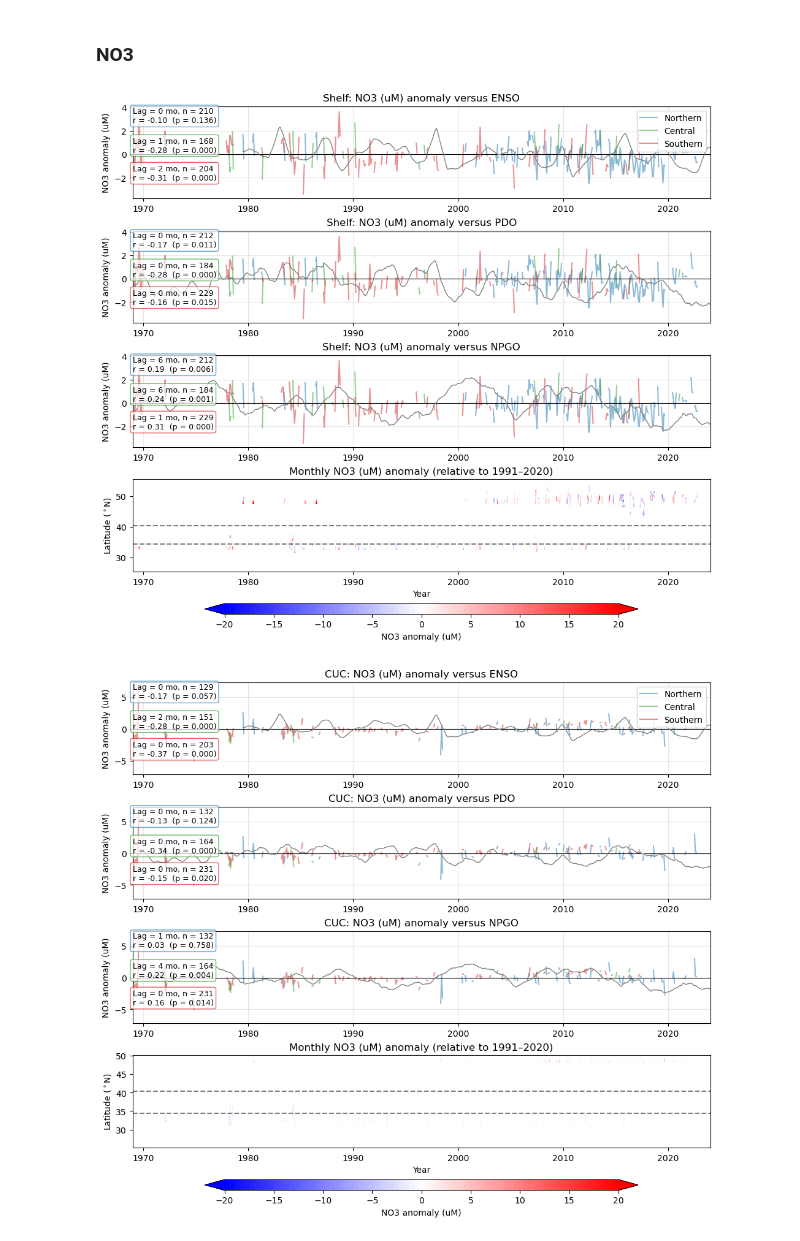
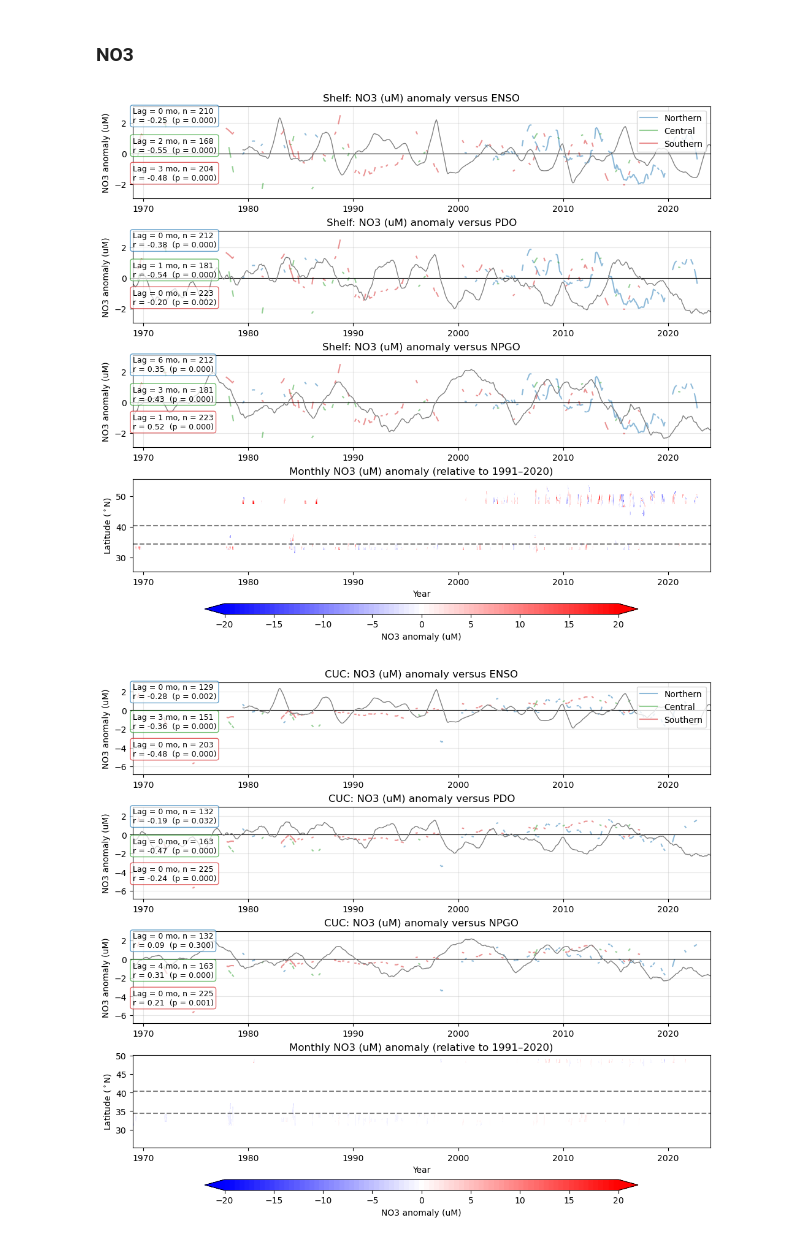
Before and after one commit to UBC-MOAD/analysis-becca, a Jupyter notebook: Synthesis/NaturalVariability_smooth.ipynb, the cells around one changed output. Drawn from its saved outputs; the diff is of its cells as text; code cells hidden in the pictures.

```diff
--- a/Synthesis/NaturalVariability_smooth.ipynb
+++ b/Synthesis/NaturalVariability_smooth.ipynb
@@ -420,14 +437,19 @@ for variable_str in vars:
         obs_used, start_yr, end_yr, dist_edges,
         variable_str, base_period=base_period, min_samples_per_cell=3
     )
+    time = decimal_year_monthstart_to_datetime(t_month)
+
     regions = ['Southern','Central','Northern']
     for i in range(len(regions)):
         print(regions[i])
-        best = _find_best_lag(anom_array[i], t_month, enso, max_lag_months=6)
+        if np.sum(~np.isnan(anom_array[i])) <10:
+            print('---------')
+            continue
+        best = _find_best_lag(add_running_mean_12m(anom_array[i],time), t_month, enso, max_lag_months=6)
         print(f"& {best['r']:.2f} & {best['pvalue']:.3f} & {best['best_lag_months']} & {best['n']}")
-        best = _find_best_lag(anom_array[i], t_month, pdo, max_lag_months=6)
+        best = _find_best_lag(add_running_mean_12m(anom_array[i],time), t_month, pdo, max_lag_months=6)
         print(f"& {best['r']:.2f} & {best['pvalue']:.3f} & {best['best_lag_months']} & {best['n']}")
-        best = _find_best_lag(anom_array[i], t_month, npgo, max_lag_months=6)
+        best = _find_best_lag(add_running_mean_12m(anom_array[i],time), t_month, npgo, max_lag_months=6)
         print(f"& {best['r']:.2f} & {best['pvalue']:.3f} & {best['best_lag_months']} & {best['n']}")
         print("\n")
 # %% [output]
@@ -786,6 +823,15 @@ plt.savefig('/ocean/rbeutel/MOAD/analysis-becca/Synthesis/output/npgo.png', bbox
 # %% [markdown]
 ## Latitude Anomaly Plots
 ### Temperature
+# %%
+def decimal_year_monthstart_to_datetime(t_month):
+    # get t_month into a date format that the filtering can handle
+    t = np.asarray(t_month, float)
+    years = np.floor(t).astype(int)
+    months = (np.round((t - years) * 12).astype(int) + 1).clip(1, 12)
+    return pd.to_datetime(
+        {"year": years, "month": months, "day": np.ones_like(years)}
+    )
 # %%
 obs_used = obs_shelf.copy()
 variable_str = 'temperature (degC)'
@@ -1524,6 +1579,7 @@ anom_array, t_month = contour_prep_dist_monthly(
     obs_used, start_yr, end_yr, dist_edges1,
     variable_str, base_period=base_period, min_samples_per_cell=3
 )
+time = decimal_year_monthstart_to_datetime(t_month)
 
 # ---------- plot ----------
 fig, ax = plt.subplots(4, 1, figsize=(10, 9), constrained_layout=True)
@@ -1532,9 +1588,9 @@ fig, ax = plt.subplots(4, 1, figsize=(10, 9), constrained_layout=True)
 # mean_anom = np.nanmean(anom_array, axis=0) # taking the mean of the depth binned anomaly (reduces depth sampling bias where possible)
 indices_name = ['ENSO','PDO','NPGO']
 for i in range(3):
-    ax[i].plot(t_month, zscore(anom_array[2], nan_policy='omit'), color='tab:blue', lw=1.5,alpha=0.5, label='Northern') # zscore converts the anom to a -1-1 variation based on std above and below mean
-    ax[i].plot(t_month, zscore(anom_array[1], nan_policy='omit'), color='tab:green', lw=1.5,alpha=0.5, label='Central')
-    ax[i].plot(t_month, zscore(anom_array[0], nan_policy='omit'), color='tab:red', lw=1.5,alpha=0.5, label='Southern')
+    ax[i].plot(t_month, zscore(add_running_mean_12m(anom_array[2],time), nan_policy='omit'), color='tab:blue', lw=1.5,alpha=0.5, label='Northern') # zscore converts the anom to a -1-1 variation based on std above and below mean
+    ax[i].plot(t_month, zscore(add_running_mean_12m(anom_array[1],time), nan_policy='omit'), color='tab:green', lw=1.5,alpha=0.5, label='Central')
+    ax[i].plot(t_month, zscore(add_running_mean_12m(anom_array[0],time), nan_policy='omit'), color='tab:red', lw=1.5,alpha=0.5, label='Southern')
     ax[i].axhline(0, color='k', lw=0.8)
     ax[i].grid(True, alpha=0.3)
     ax[i].set_xlim(start_yr, end_yr + 1)
@@ -1544,23 +1600,23 @@ for i in range(3):
     if i ==0:
         Yind = enso['index_rm12']
         Xind = enso['decimal_yr']
-        plot_panel(ax[i], anom_array[2], enso,t_month,max_lag_months=6,colour='tab:blue')
-        plot_panel(ax[i], anom_array[1], enso,t_month,max_lag_months=6,colour='tab:green',xloc=0,yloc=0.5)
-        plot_panel(ax[i], anom_array[0], enso,t_month,max_lag_months=6,colour='tab:red',xloc=0,yloc=0.2)
+        plot_panel(ax[i], add_running_mean_12m(anom_array[2],time), enso,t_month,max_lag_months=6,colour='tab:blue')
+        plot_panel(ax[i], add_running_mean_12m(anom_array[1],time), enso,t_month,max_lag_months=6,colour='tab:green',xloc=0,yloc=0.5)
+        plot_panel(ax[i], add_running_mean_12m(anom_array[0],time), enso,t_month,max_lag_months=6,colour='tab:red',xloc=0,yloc=0.2)
 
     elif i ==1:
         Yind = pdo['index_rm12']
         Xind = pdo['decimal_yr']
-        plot_panel(ax[i], anom_array[2], pdo,t_month,max_lag_months=6,colour='tab:blue')
-        plot_panel(ax[i], anom_array[1], pdo,t_month,max_lag_months=6,colour='tab:green',xloc=0,yloc=0.5)
-        plot_panel(ax[i], anom_array[0], pdo,t_month,max_lag_months=6,colour='tab:red',xloc=0,yloc=0.2)
+        plot_panel(ax[i], add_running_mean_12m(anom_array[2],time), pdo,t_month,max_lag_months=6,colour='tab:blue')
+        plot_panel(ax[i], add_running_mean_12m(anom_array[1],time), pdo,t_month,max_lag_months=6,colour='tab:green',xloc=0,yloc=0.5)
+        plot_panel(ax[i], add_running_mean_12m(anom_array[0],time), pdo,t_month,max_lag_months=6,colour='tab:red',xloc=0,yloc=0.2)
 
     elif i==2:
         Yind = npgo['index_rm12']
         Xind = npgo['decimal_yr']
-        plot_panel(ax[i], anom_array[2], npgo,t_month,max_lag_months=6,colour='tab:blue')
-        plot_panel(ax[i], anom_array[1], npgo,t_month,max_lag_months=6,colour='tab:green',xloc=0,yloc=0.5)
-        plot_panel(ax[i], anom_array[0], npgo,t_month,max_lag_months=6,colour='tab:red',xloc=0,yloc=0.2)
+        plot_panel(ax[i], add_running_mean_12m(anom_array[2],time), npgo,t_month,max_lag_months=6,colour='tab:blue')
+        plot_panel(ax[i], add_running_mean_12m(anom_array[1],time), npgo,t_month,max_lag_months=6,colour='tab:green',xloc=0,yloc=0.5)
+        plot_panel(ax[i], add_running_mean_12m(anom_array[0],time), npgo,t_month,max_lag_months=6,colour='tab:red',xloc=0,yloc=0.2)
 
     ax[i].plot(Xind, Yind, color='gray', lw=1)
 ax[0].legend(loc = 'upper right')
@@ -1587,7 +1643,7 @@ cbar = fig.colorbar(cp, ax=ax, orientation='horizontal', pad=0.01,
                     aspect=40, shrink=0.75, ticks=np.arange(-vmax, vmax+1,5))
 cbar.set_label('NO3 anomaly (uM)')
 # %% [output]
-[figure, old version]
+[figure, new version]
 # %%
 obs_used = obs_cuc.copy()
 variable_str = 'NO3 (uM)'
@@ -1603,6 +1659,7 @@ anom_array, t_month = contour_prep_dist_monthly(
     obs_used, start_yr, end_yr, dist_edges1,
     variable_str, base_period=base_period, min_samples_per_cell=3
 )
+time = decimal_year_monthstart_to_datetime(t_month)
 
 # ---------- plot ----------
 fig, ax = plt.subplots(4, 1, figsize=(10, 9), constrained_layout=True)
@@ -1611,9 +1668,9 @@ fig, ax = plt.subplots(4, 1, figsize=(10, 9), constrained_layout=True)
 # mean_anom = np.nanmean(anom_array, axis=0) # taking the mean of the depth binned anomaly (reduces depth sampling bias where possible)
 indices_name = ['ENSO','PDO','NPGO']
 for i in range(3):
-    ax[i].plot(t_month, zscore(anom_array[2], nan_policy='omit'), color='tab:blue', lw=1.5,alpha=0.5, label='Northern') # zscore converts the anom to a -1-1 variation based on std above and below mean
-    ax[i].plot(t_month, zscore(anom_array[1], nan_policy='omit'), color='tab:green', lw=1.5,alpha=0.5, label='Central')
-    ax[i].plot(t_month, zscore(anom_array[0], nan_policy='omit'), color='tab:red', lw=1.5,alpha=0.5, label='Southern')
+    ax[i].plot(t_month, zscore(add_running_mean_12m(anom_array[2],time), nan_policy='omit'), color='tab:blue', lw=1.5,alpha=0.5, label='Northern') # zscore converts the anom to a -1-1 variation based on std above and below mean
+    ax[i].plot(t_month, zscore(add_running_mean_12m(anom_array[1],time), nan_policy='omit'), color='tab:green', lw=1.5,alpha=0.5, label='Central')
+    ax[i].plot(t_month, zscore(add_running_mean_12m(anom_array[0],time), nan_policy='omit'), color='tab:red', lw=1.5,alpha=0.5, label='Southern')
     ax[i].axhline(0, color='k', lw=0.8)
     ax[i].grid(True, alpha=0.3)
     ax[i].set_xlim(start_yr, end_yr + 1)
@@ -1623,50 +1680,50 @@ for i in range(3):
     if i ==0:
         Yind = enso['index_rm12']
         Xind = enso['decimal_yr']
-        plot_panel(ax[i], anom_array[2], enso,t_month,max_lag_months=6,colour='tab:blue')
-        plot_panel(ax[i], anom_array[1], enso,t_month,max_lag_months=6,colour='tab:green',xloc=0,yloc=0.5)
-        plot_panel(ax[i], anom_array[0], enso,t_month,max_lag_months=6,colour='tab:red',xloc=0,yloc=0.2)
+        plot_panel(ax[i], add_running_mean_12m(anom_array[2],time), enso,t_month,max_lag_months=6,colour='tab:blue')
+        plot_panel(ax[i], add_running_mean_12m(anom_array[1],time), enso,t_month,max_lag_months=6,colour='tab:green',xloc=0,yloc=0.5)
+        plot_panel(ax[i], add_running_mean_12m(anom_array[0],time), enso,t_month,max_lag_months=6,colour='tab:red',xloc=0,yloc=0.2)
 
     elif i ==1:
         Yind = pdo['index_rm12']
         Xind = pdo['decimal_yr']
-        plot_panel(ax[i], anom_array[2], pdo,t_month,max_lag_months=6,colour='tab:blue')
-        plot_panel(ax[i], anom_array[1], pdo,t_month,max_lag_months=6,colour='tab:green',xloc=0,yloc=0.5)
-        plot_panel(ax[i], anom_array[0], pdo,t_month,max_lag_months=6,colour='tab:red',xloc=0,yloc=0.2)
+        plot_panel(ax[i], add_running_mean_12m(anom_array[2],time), pdo,t_month,max_lag_months=6,colour='tab:blue')
+        plot_panel(ax[i], add_running_mean_12m(anom_array[1],time), pdo,t_month,max_lag_months=6,colour='tab:green',xloc=0,yloc=0.5)
+        plot_panel(ax[i], add_running_mean_12m(anom_array[0],time), pdo,t_month,max_lag_months=6,colour='tab:red',xloc=0,yloc=0.2)
 
     elif i==2:
         Yind = npgo['index_rm12']
         Xind = npgo['decimal_yr']
-        plot_panel(ax[i], anom_array[2], npgo,t_month,max_lag_months=6,colour='tab:blue')
-        plot_panel(ax[i], anom_array[1], npgo,t_month,max_lag_months=6,colour='tab:green',xloc=0,yloc=0.5)
-        plot_panel(ax[i], anom_array[0], npgo,t_month,max_lag_months=6,colour='tab:red',xloc=0,yloc=0.2)
+        plot_panel(ax[i], add_running_mean_12m(anom_array[2],time), npgo,t_month,max_lag_months=6,colour='tab:blue')
+        plot_panel(ax[i], add_running_mean_12m(anom_array[1],time), npgo,t_month,max_lag_months=6,colour='tab:green',xloc=0,yloc=0.5)
+        plot_panel(ax[i], add_running_mean_12m(anom_array[0],time), npgo,t_month,max_lag_months=6,colour='tab:red',xloc=0,yloc=0.2)
 
     ax[i].plot(Xind, Yind, color='gray', lw=1)
 ax[0].legend(loc = 'upper right')
 
 # --- bottom panel: depth–time contour ---
 anom_array, t_month = contour_prep_dist_monthly(
     obs_used, start_yr, end_yr, dist_edges2,
     variable_str, base_period=base_period, min_samples_per_cell=3
 )
 
 X, Y = np.meshgrid(t_month, dist_edges2[:-1])
 vmax = 20
 levels = np.linspace(-vmax, vmax, 80)
 cp = ax[3].contourf(X, Y, anom_array, levels=levels, cmap='bwr', extend='both')
 # ax[3].set_ylim(250, 0)
 ax[3].set_xlim(start_yr, end_yr + 1)
 ax[3].set_xlabel('Year')
 ax[3].set_ylabel('Latitude ($^\circ$N)')
 ax[3].plot([start_yr, end_yr + 1],[34.45,34.45],'k--',alpha=0.5)
 ax[3].plot([start_yr, end_yr + 1],[40.44,40.44],'k--',alpha=0.5)
 ax[3].set_title(f"Monthly {variable_str} anomaly (relative to {base_period[0]}–{base_period[1]})")
 
 cbar = fig.colorbar(cp, ax=ax, orientation='horizontal', pad=0.01,
                     aspect=40, shrink=0.75, ticks=np.arange(-vmax, vmax+1,5))
 cbar.set_label('NO3 anomaly (uM)')
 # %% [output]
-[figure, old version]
+[figure, new version]
 # %%
 obs_used = obs_cc.copy()
 variable_str = 'NO3 (uM)'
```
Also changed, not shown: parts of 17 cells of this notebook.
